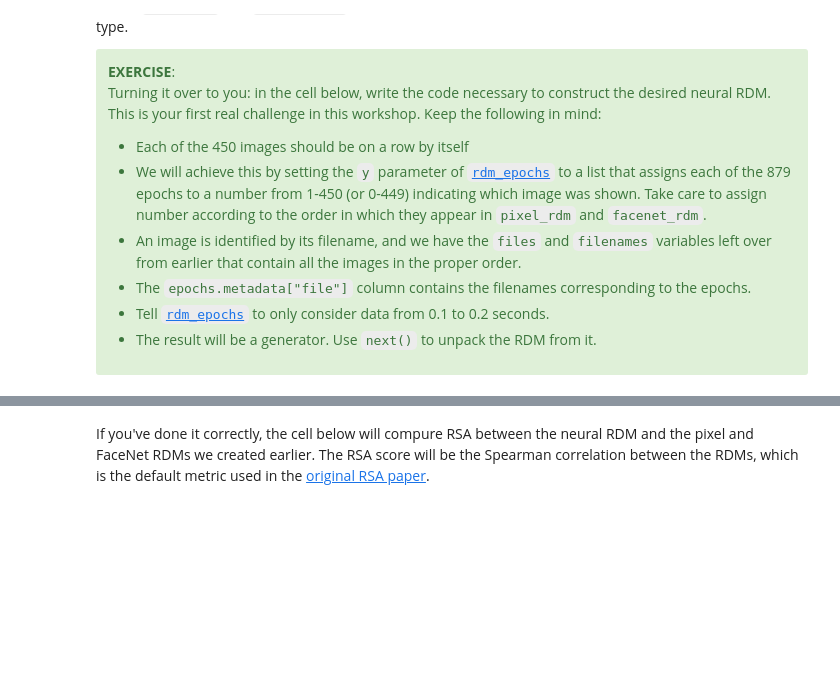
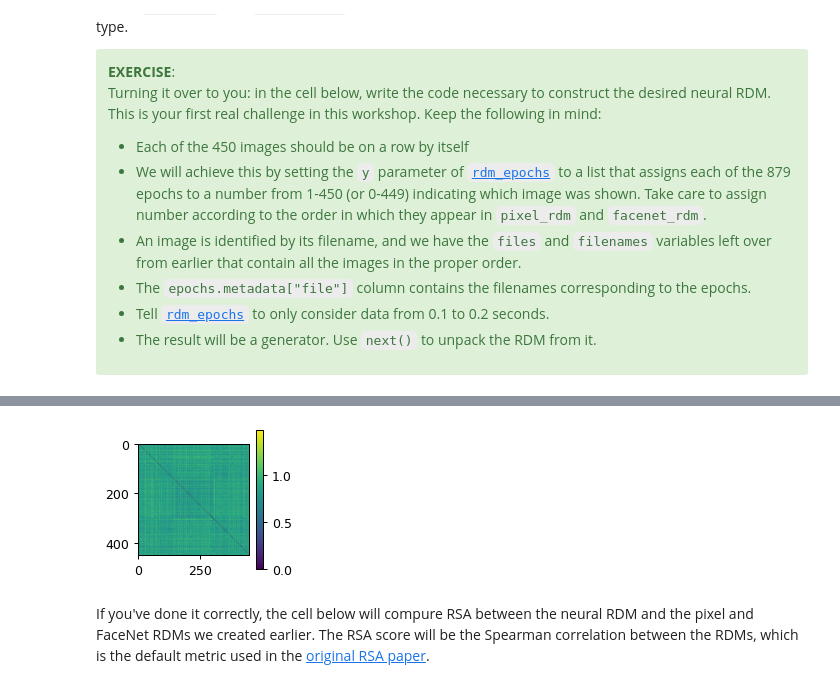
Before and after one commit to wmvanvliet/neuroscience_tutorials, a Jupyter notebook: rsa/index.ipynb, the cells around one changed output, grey strips where cells are left out. Saved outputs shown, nothing was run; the diff lists cells and outputs as text; code cells hidden in the pictures; blank space fills up the shorter version.

```diff
--- a/rsa/index.ipynb
+++ b/rsa/index.ipynb
@@ -236,9 +334,11 @@ Keep the following in mind:
 # %%
-y = # compute y here
-neural_rdm = # compute the RDM here
+y = [list(filenames).index(f) for f in epochs.metadata.file]# compute y here
+neural_rdm = next(rdm_epochs(epochs, y=y, tmin=0.1, tmax=0.2)) # compute the RDM here
 
 # This plots your RDM
 plot_rdms(neural_rdm);
+# %% [output]
+[figure, added]
 # %% [markdown]
 If you've done it correctly, the cell below will compure RSA between the neural RDM and the pixel and FaceNet RDMs we created earlier.
 The RSA score will be the Spearman correlation between the RDMs, which is the default metric used in the [original RSA paper](https://www.frontiersin.org/articles/10.3389/neuro.06.004.2008/full).
```
Also changed, not shown: parts of 23 cells of this notebook, 1 other file.
